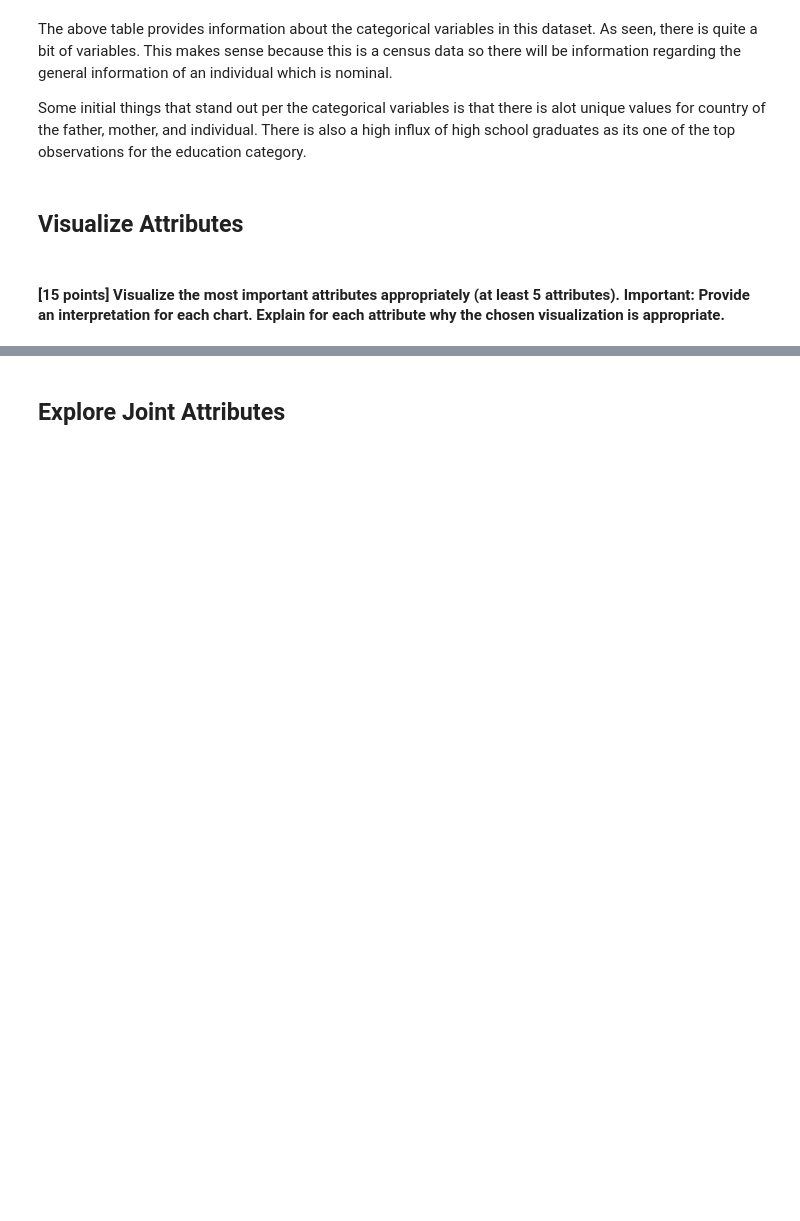
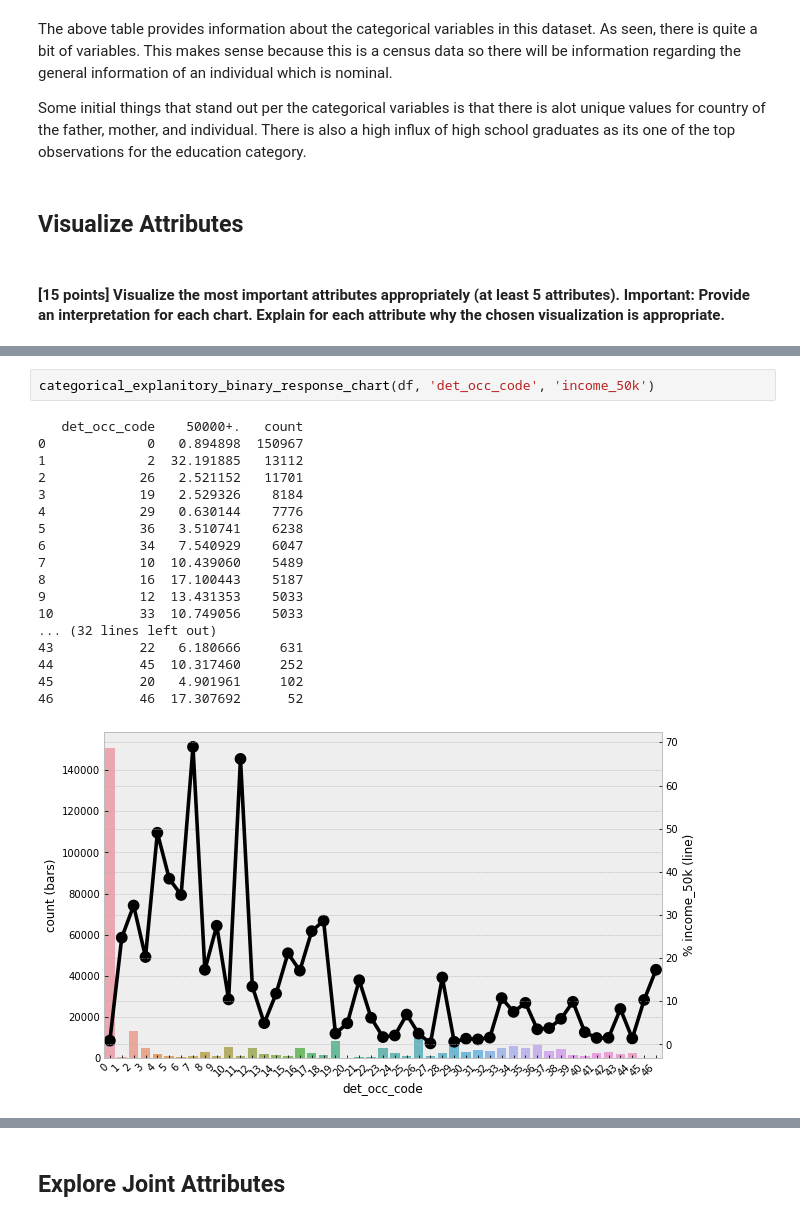
Before and after one commit to mcgrupp2/DS7331_termProject, a Jupyter notebook: roughDraftOutline.ipynb, the cells around one changed output, grey strips where cells are left out. Drawn from its saved outputs; the diff is of its cells as text; blank space fills up the shorter version.

```diff
--- a/roughDraftOutline.ipynb
+++ b/roughDraftOutline.ipynb
@@ -260,0 +360,21 @@ Some initial things that stand out per the categorical variables is that there i
+# %%
+categorical_explanitory_binary_response_chart(df, 'det_occ_code', 'income_50k')
+# %% [output]
+   det_occ_code    50000+.   count
+0             0   0.894898  150967
+1             2  32.191885   13112
+2            26   2.521152   11701
+3            19   2.529326    8184
+4            29   0.630144    7776
+5            36   3.510741    6238
+6            34   7.540929    6047
+7            10  10.439060    5489
+8            16  17.100443    5187
+9            12  13.431353    5033
+10           33  10.749056    5033
+... (32 lines left out)
+43           22   6.180666     631
+44           45  10.317460     252
+45           20   4.901961     102
+46           46  17.307692      52
+[figure, added]
```
Also changed, not shown: parts of 28 cells of this notebook.
